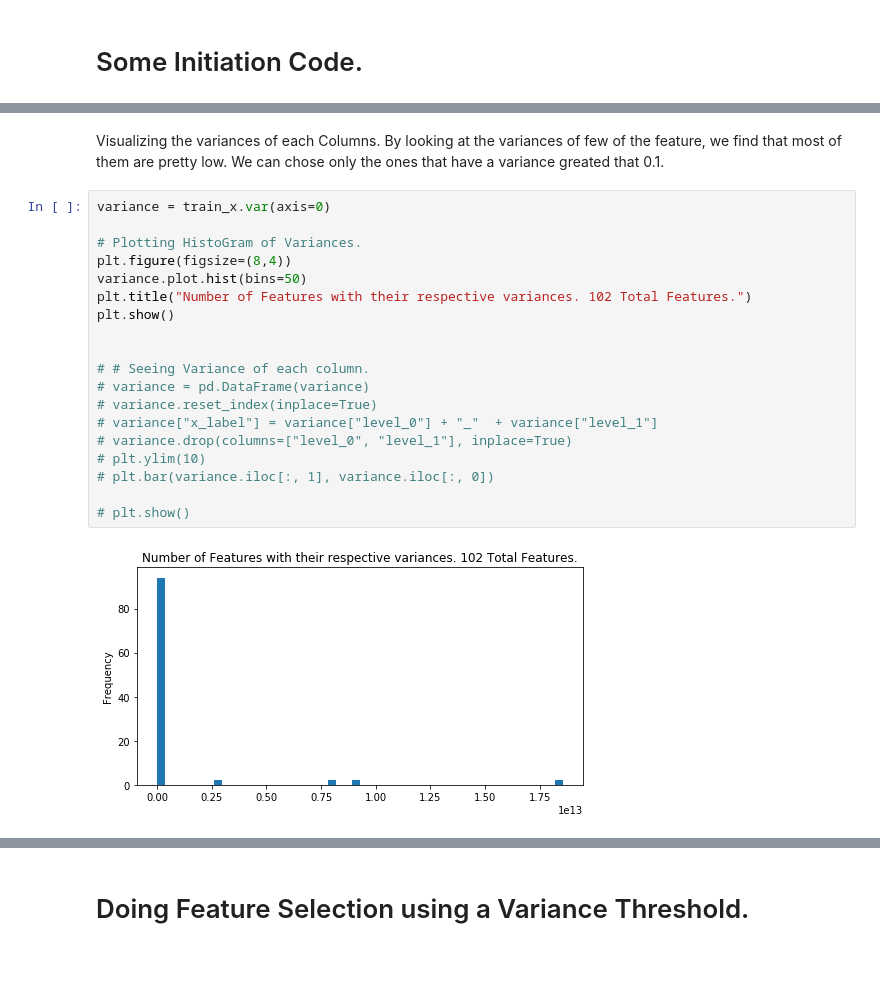
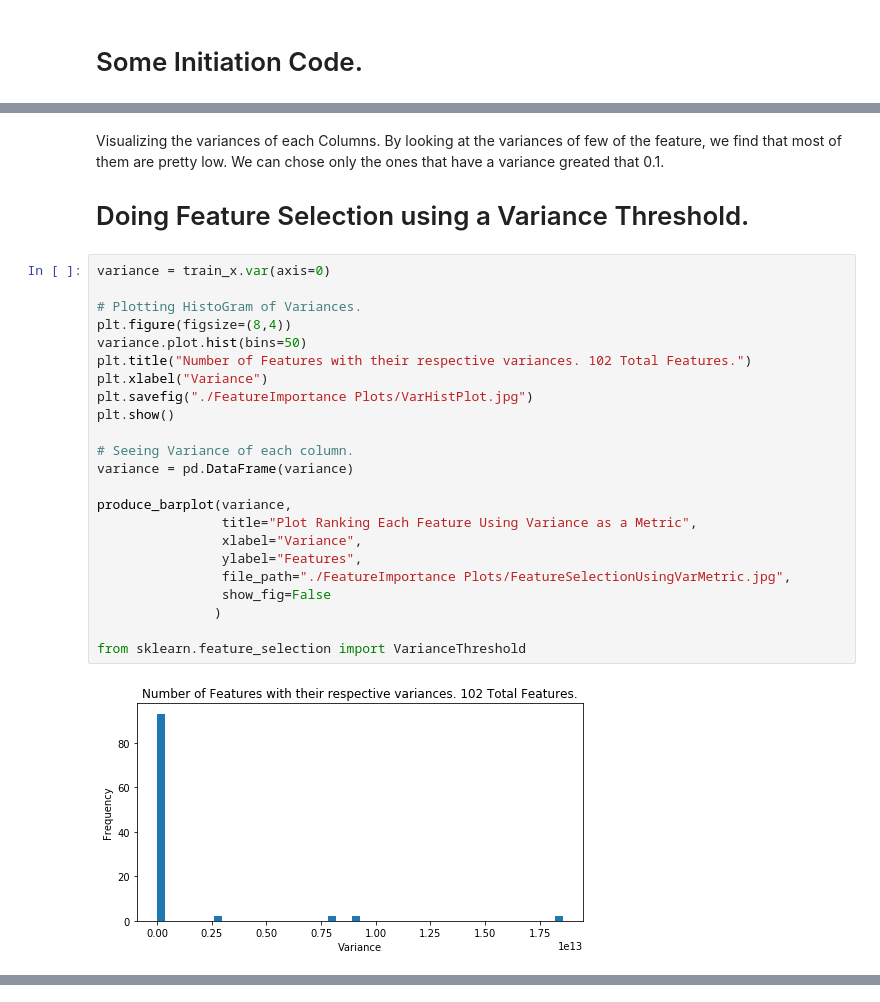
Before and after one commit to abhinavshaw1993/StudentLife-ML-Analysis, a Jupyter notebook: FeatureSelection/FeatureSelection.ipynb, the cells around one changed output, grey strips where cells are left out. Saved outputs shown, nothing was run; the diff lists cells and outputs as text; blank space fills up the shorter version.

Commit message:
Variance Feature Selection + plotting completed.

```diff
--- a/FeatureSelection/FeatureSelection.ipynb
+++ b/FeatureSelection/FeatureSelection.ipynb
@@ -80,23 +113,28 @@ students, train_x, train_y = get_data(verbose=False)
 # %% [markdown]
 Visualizing the variances of each Columns. By looking at the variances of few of the feature, we find that most of them are pretty low. We can chose only the ones that have a variance greated that 0.1.
+# Doing Feature Selection using a Variance Threshold.
 # %%
 variance = train_x.var(axis=0)
 
 # Plotting HistoGram of Variances.
 plt.figure(figsize=(8,4))
 variance.plot.hist(bins=50)
 plt.title("Number of Features with their respective variances. 102 Total Features.")
+plt.xlabel("Variance")
+plt.savefig("./FeatureImportance Plots/VarHistPlot.jpg")
 plt.show()
 
+# Seeing Variance of each column.
+variance = pd.DataFrame(variance)
 
-# # Seeing Variance of each column.
-# variance = pd.DataFrame(variance)
-# variance.reset_index(inplace=True)
-# variance["x_label"] = variance["level_0"] + "_"  + variance["level_1"]
-# variance.drop(columns=["level_0", "level_1"], inplace=True)
-# plt.ylim(10)
-# plt.bar(variance.iloc[:, 1], variance.iloc[:, 0])
+produce_barplot(variance,
+                title="Plot Ranking Each Feature Using Variance as a Metric",
+                xlabel="Variance",
+                ylabel="Features",
+                file_path="./FeatureImportance Plots/FeatureSelectionUsingVarMetric.jpg",
+                show_fig=False
+               )
 
-# plt.show()
+from sklearn.feature_selection import VarianceThreshold
 # %% [output]
-[figure, old version]
+[figure, new version]
@@ -103,3 +142 @@ plt.show()
-# %% [markdown]
-# Doing Feature Selection using a Variance Threshold.
 # %%
```
Also changed, not shown: parts of 4 cells of this notebook, 2 other files.
